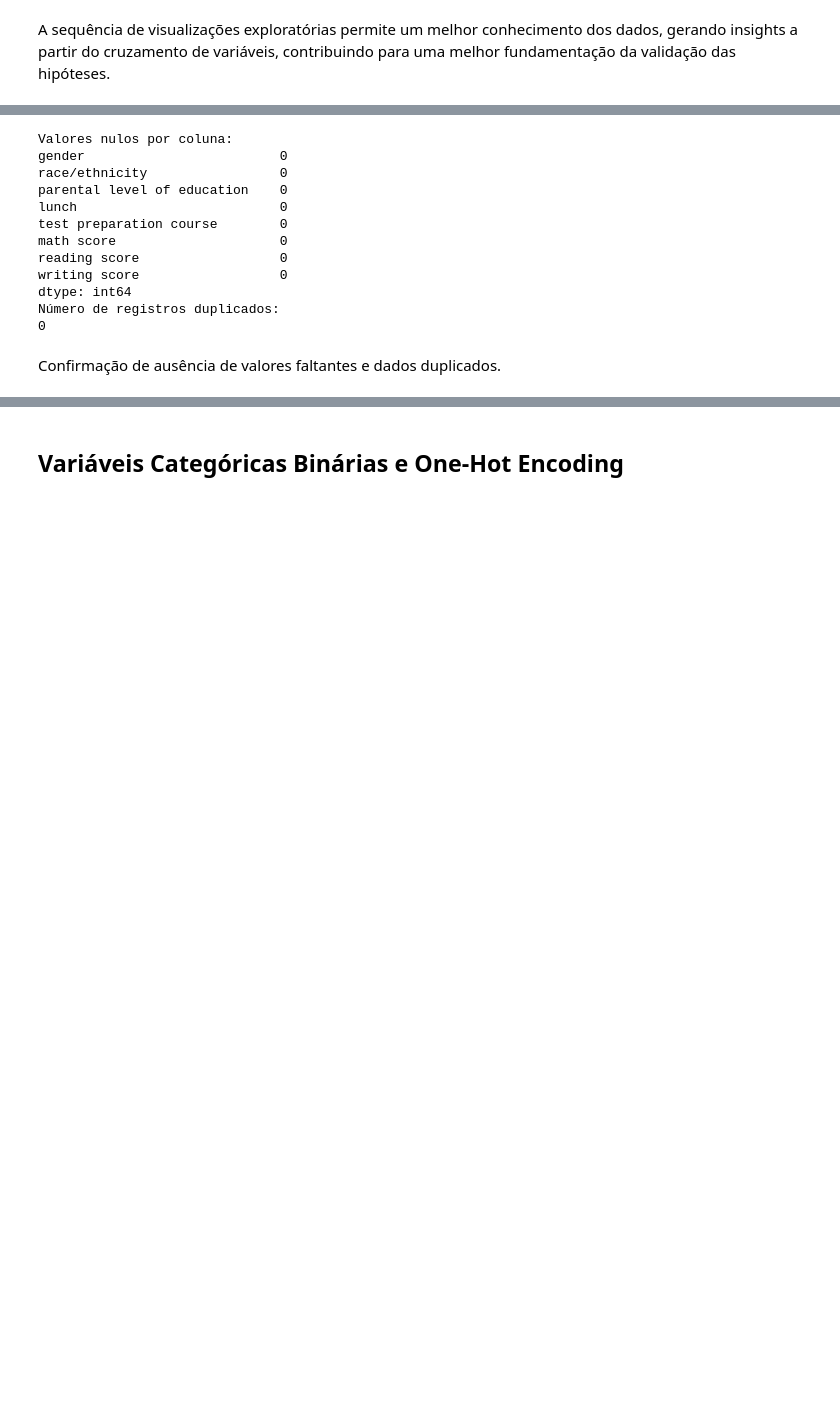
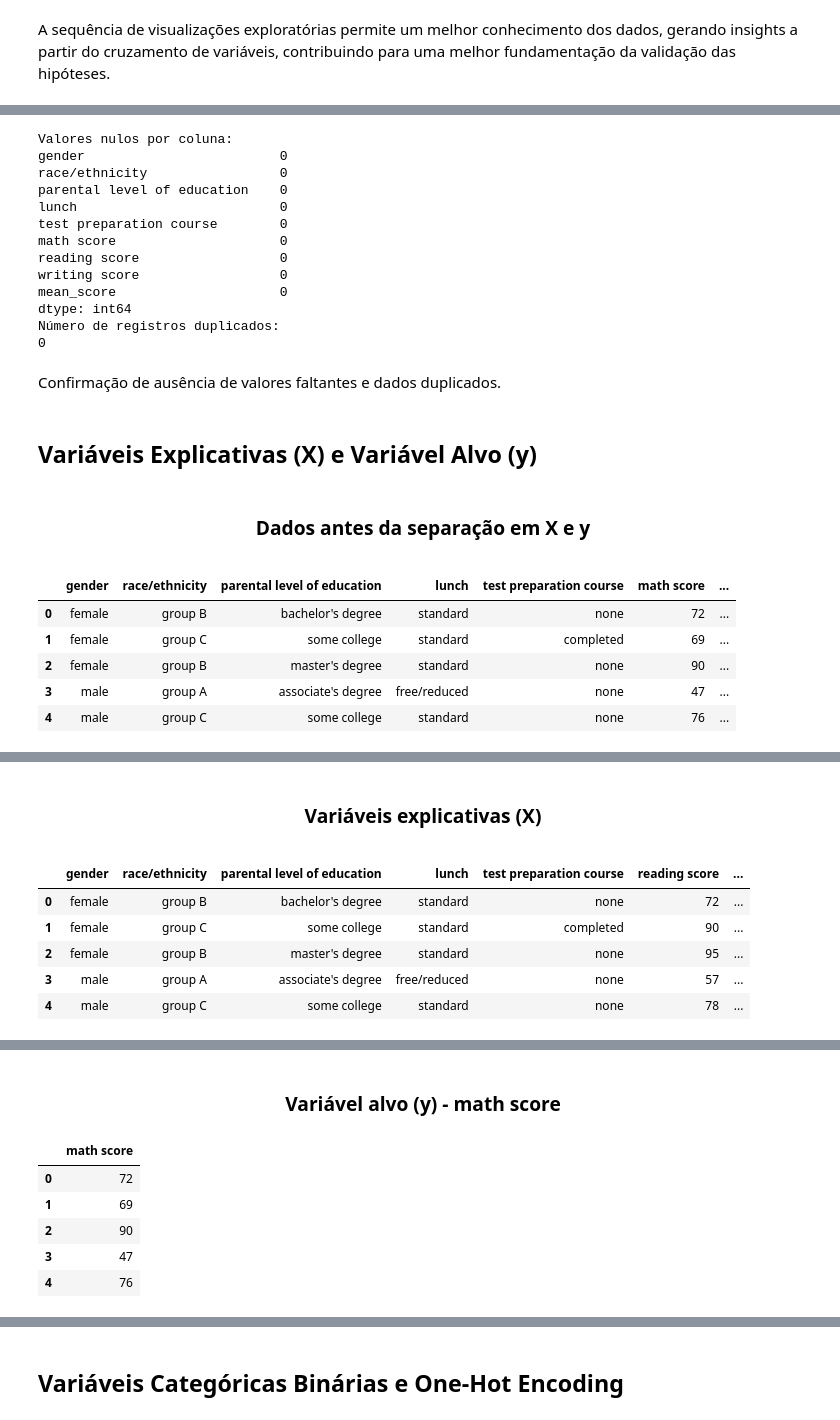
Before and after one commit to Vieiraligia/Data-Science-and-Analytics, a Jupyter notebook: MVP Analise de Dados e Boas Praticas/MVP_AnalisedeDadoseBoasPraticas.ipynb, the cells around one changed output, grey strips where cells are left out. Drawn from its saved outputs; the diff is of its cells as text; code cells hidden in the pictures; blank space fills up the shorter version.

```diff
--- a/MVP Analise de Dados e Boas Praticas/MVP_AnalisedeDadoseBoasPraticas.ipynb
+++ b/MVP Analise de Dados e Boas Praticas/MVP_AnalisedeDadoseBoasPraticas.ipynb
@@ -519,6 +519,12 @@ plt.show()
 # %% [output]
 [figure]
 # %%
+df["mean_score"] = df[[
+    "math score",
+    "reading score",
+    "writing score"
+]].mean(axis=1)
+
 df.groupby("parental level of education")["mean_score"].mean().plot(
     kind="bar",
     figsize=(10,5)
@@ -527,7 +533,6 @@ df.groupby("parental level of education")["mean_score"].mean().plot(
 plt.title("Desempenho Médio por Escolaridade dos Pais")
 plt.xlabel("Escolaridade dos Pais")
 plt.ylabel("Nota Média")
-
 plt.xticks(rotation=45)
 
 plt.show()
@@ -576,8 +591,54 @@ test preparation course        0
 math score                     0
 reading score                  0
 writing score                  0
+mean_score                     0
 dtype: int64
 Número de registros duplicados:
 0
 # %% [markdown]
 Confirmação de ausência de valores faltantes e dados duplicados.
+# %% [markdown]
+## Variáveis Explicativas (X) e Variável Alvo (y)
+# %%
+# tentar prever nota de mat.
+
+df_antes_split = df.copy()
+
+estilo_df(df_antes_split, "Dados antes da separação em X e y")
+
+display(HTML("<br><br>"))
+
+X = df.drop(columns=["math score"])
+y = df["math score"]
+
+estilo_df(X, "Variáveis explicativas (X)")
+
+display(HTML("<br><br>"))
+
+display(HTML("<h3 style='text-align:center;'>Variável alvo (y) - math score</h3>"))
+
+display(
+    y.head().to_frame().style
+    .set_properties(**{
+        "background-color": "#f9f9f9",
+        "color": "#333"
+    })
+    .set_table_styles([
+        {"selector": "th",
+         "props": [
+             ("background-color", "#4CAF50"),
+             ("color", "white"),
+             ("text-align", "center")
+         ]},
+        {"selector": "td",
+         "props": [("text-align", "center")]}
+    ])
+)
+# %% [output]
+Dados antes da separação em X e y
+|  | gender | race/ethnicity | parental level of education | lunch | test preparation course | math score | ... |
+| 0 | female | group B | bachelor's degree | standard | none | 72 | ... |
+| 1 | female | group C | some college | standard | completed | 69 | ... |
+| 2 | female | group B | master's degree | standard | none | 90 | ... |
+| 3 | male | group A | associate's degree | free/reduced | none | 47 | ... |
+| 4 | male | group C | some college | standard | none | 76 | ... |
@@ -583,0 +646,7 @@ Confirmação de ausência de valores faltantes e dados duplicados.
+Variáveis explicativas (X)
+|  | gender | race/ethnicity | parental level of education | lunch | test preparation course | reading score | ... |
+| 0 | female | group B | bachelor's degree | standard | none | 72 | ... |
+| 1 | female | group C | some college | standard | completed | 90 | ... |
+| 2 | female | group B | master's degree | standard | none | 95 | ... |
+| 3 | male | group A | associate's degree | free/reduced | none | 57 | ... |
+| 4 | male | group C | some college | standard | none | 78 | ... |
@@ -583,0 +654,7 @@ Confirmação de ausência de valores faltantes e dados duplicados.
+Variável alvo (y) - math score
+|  | math score |
+| 0 | 72 |
+| 1 | 69 |
+| 2 | 90 |
+| 3 | 47 |
+| 4 | 76 |
```
Also changed, not shown: parts of 7 cells of this notebook.
